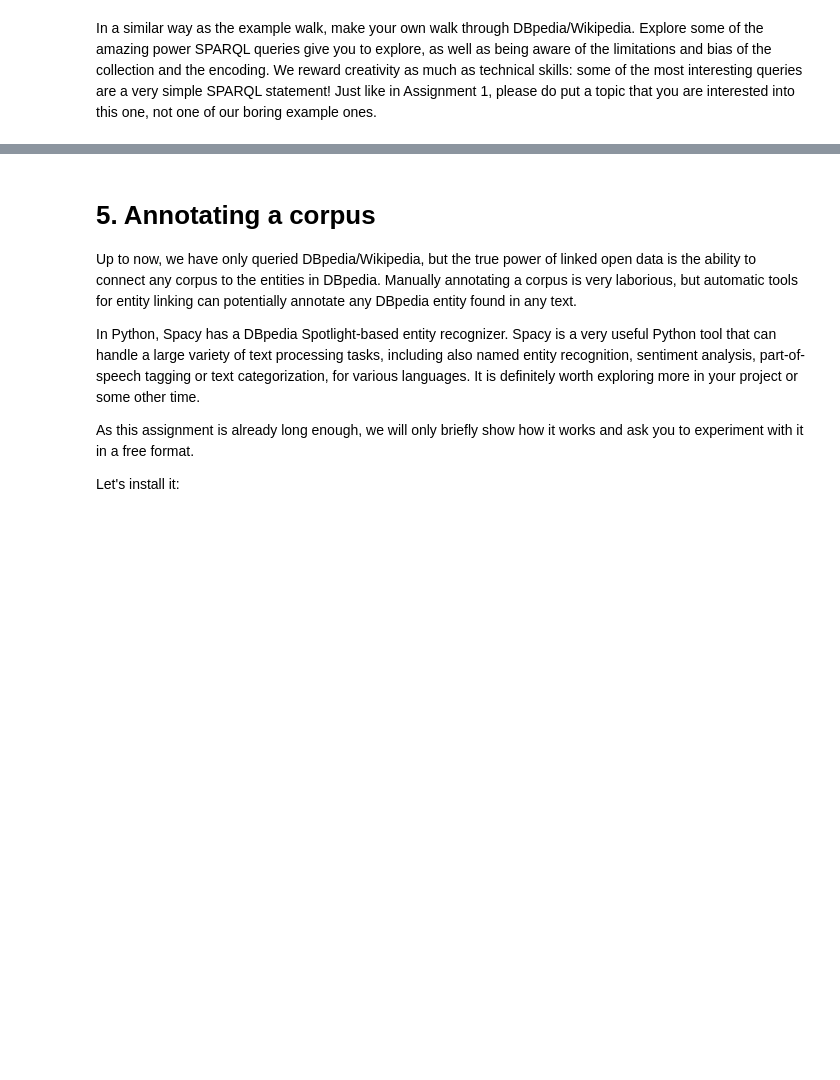
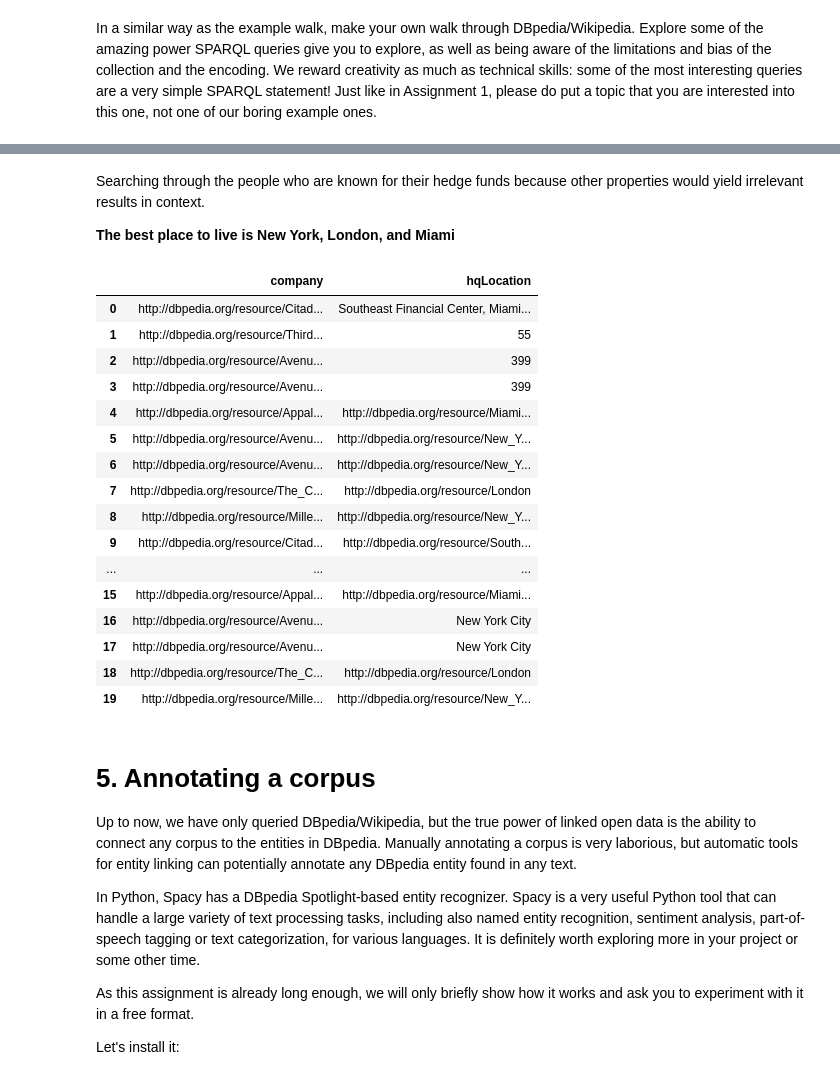
Before and after one commit to LeonardLehman/2023-data-research, a Jupyter notebook: Assignments/3_lodwanderlust.ipynb, the cells around one changed output, grey strips where cells are left out. Drawn from its saved outputs; the diff is of its cells as text; code cells hidden in the pictures; blank space fills up the shorter version.

```diff
--- a/Assignments/3_lodwanderlust.ipynb
+++ b/Assignments/3_lodwanderlust.ipynb
@@ -686,3 +793,41 @@ In a similar way as the example walk, make your own walk through DBpedia/Wikiped
+# %% [markdown]
+Searching through the people who are known for their hedge funds because other properties would yield irrelevant results in context.
+<p><b> The best place to live is New York, London, and Miami
+# %%
+sparql.setQuery("""
+    SELECT ?company ?hqLocation WHERE {
+        ?person dbo:occupation dbr:Hedge_fund .
+        ?person dbo:knownFor ?company .
+        { ?company dbp:hqLocation ?hqLocation . } UNION
+        { ?company dbo:locationCity ?hqLocation . } UNION
+        { ?company dbo:headquarter ?hqLocation . } UNION
+        { ?company dbp:hqLocationCity ?hqLocation . } UNION
+        { ?company dbo:Location ?hqLocation . }
+
+    }
+""")
+
+result = sparql.query().convert().decode("utf-8")
+df = pd.read_csv(StringIO(result), sep=",")
+df
+# %% [output]
+|  | company | hqLocation |
+| 0 | http://dbpedia.org/resource/Citad... | Southeast Financial Center, Miami... |
+| 1 | http://dbpedia.org/resource/Third... | 55 |
+| 2 | http://dbpedia.org/resource/Avenu... | 399 |
+| 3 | http://dbpedia.org/resource/Avenu... | 399 |
+| 4 | http://dbpedia.org/resource/Appal... | http://dbpedia.org/resource/Miami... |
+| 5 | http://dbpedia.org/resource/Avenu... | http://dbpedia.org/resource/New_Y... |
+| 6 | http://dbpedia.org/resource/Avenu... | http://dbpedia.org/resource/New_Y... |
+| 7 | http://dbpedia.org/resource/The_C... | http://dbpedia.org/resource/London |
+| 8 | http://dbpedia.org/resource/Mille... | http://dbpedia.org/resource/New_Y... |
+| 9 | http://dbpedia.org/resource/Citad... | http://dbpedia.org/resource/South... |
+| ... | ... | ... |
+| 15 | http://dbpedia.org/resource/Appal... | http://dbpedia.org/resource/Miami... |
+| 16 | http://dbpedia.org/resource/Avenu... | New York City |
+| 17 | http://dbpedia.org/resource/Avenu... | New York City |
+| 18 | http://dbpedia.org/resource/The_C... | http://dbpedia.org/resource/London |
+| 19 | http://dbpedia.org/resource/Mille... | http://dbpedia.org/resource/New_Y... |
 # %% [markdown]
 # 5. Annotating a corpus
 
```
Also changed, not shown: parts of 12 cells of this notebook.
